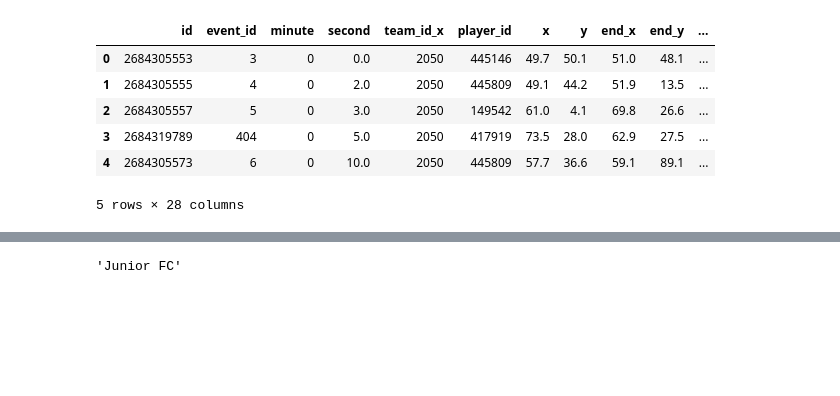
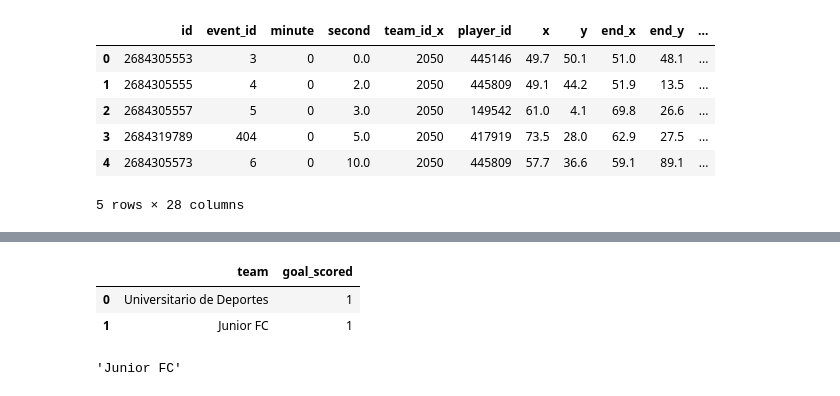
Before and after one commit to enzovillafuerte/football-vizzes, a Jupyter notebook: whoscored-vizzes/testing.ipynb, the cells around one changed output, grey strips where cells are left out. Saved outputs shown, nothing was run; the diff lists cells and outputs as text; code cells hidden in the pictures; blank space fills up the shorter version.

```diff
--- a/whoscored-vizzes/testing.ipynb
+++ b/whoscored-vizzes/testing.ipynb
@@ -257,3 +270,18 @@ df.head()
+# %%
+# This one is the one that works!!
+# lambda for creating new column named 'goal_scored'
+df['goal_scored'] = df.apply(lambda x: 1 if x['is_goal'] == True else 0, axis=1)
+
+all_teams = [home_team, away_team]
+goals_df = df.groupby('team', as_index=False).agg({'goal_scored': 'sum'}).set_index('team')
+
+# Ensure all teams are included, filling missing values with 0
+goals_df = goals_df.reindex(all_teams, fill_value=0).reset_index()
+goals_df
+# %% [output]
+|  | team | goal_scored |
+| 0 | Universitario de Deportes | 1 |
+| 1 | Junior FC | 1 |
 # %%
 away_team
 # %% [output]
```
Also changed, not shown: parts of 7 cells of this notebook, 4 other files.
